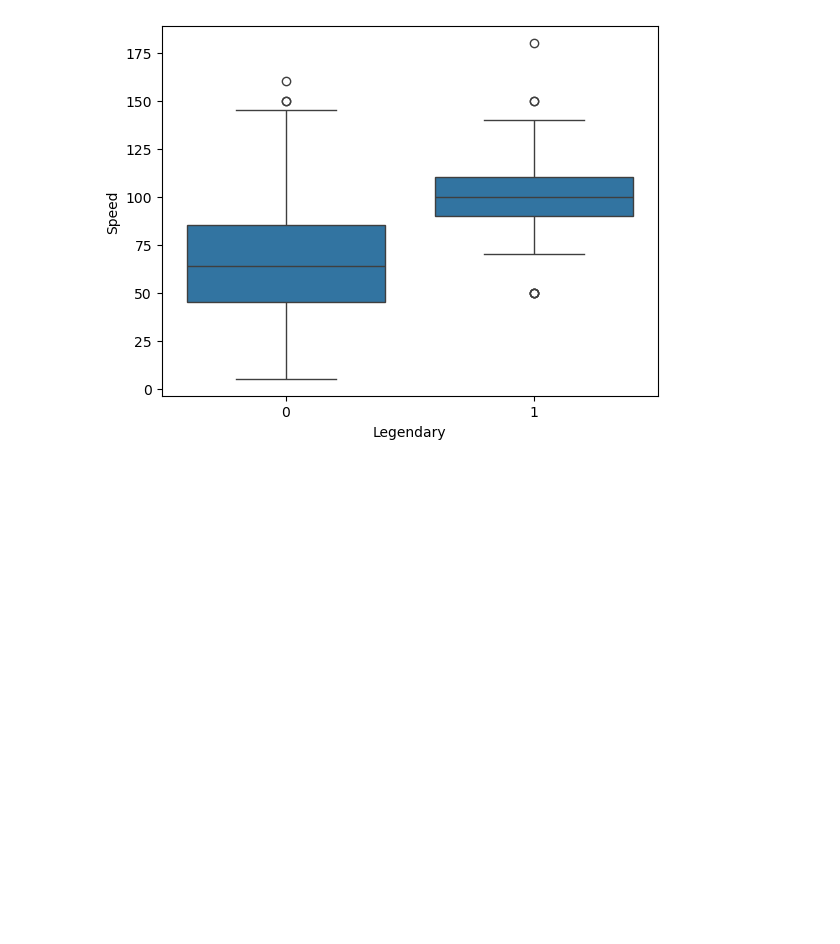
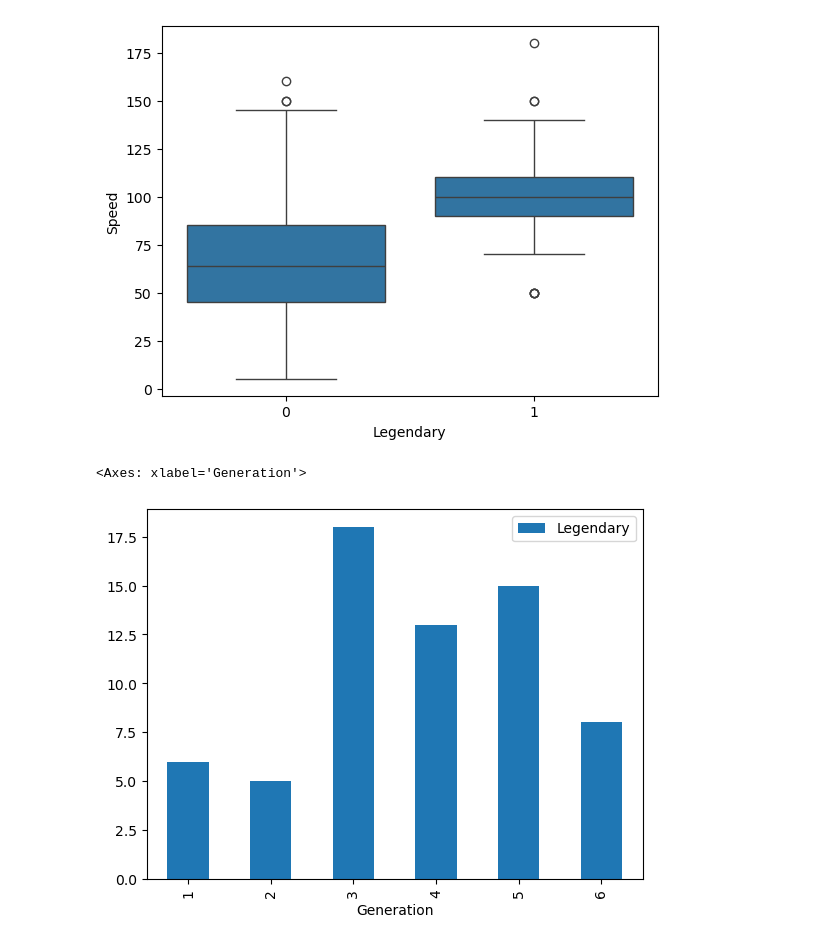
Before and after one commit to prackash/Pokemon-data, a Jupyter notebook: analysis.ipynb, the cells around one changed output. Cells and saved outputs as stored; diff of their text form; code cells hidden in the pictures; blank space fills up the shorter version.

Commit message:
legend based on generation

```diff
--- a/analysis.ipynb
+++ b/analysis.ipynb
@@ -331,3 +331,10 @@ for column in numeric_data.drop(['Legendary','Generation'],axis=1).columns:
 [figure]
 [figure]
 [figure]
+# %%
+legendbasedgen= df[['Generation','Legendary']]
+# %%
+legendbasedgen.groupby('Generation').sum().plot(kind='bar')
+# %% [output]
+<Axes: xlabel='Generation'>
+[figure, added]
```
